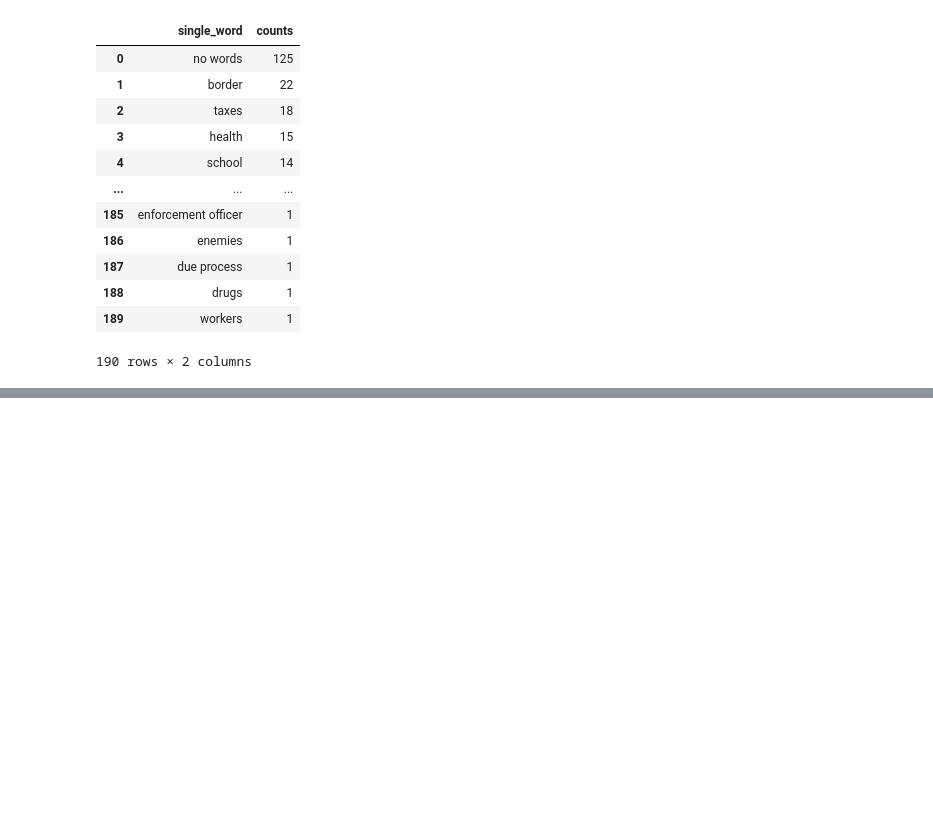
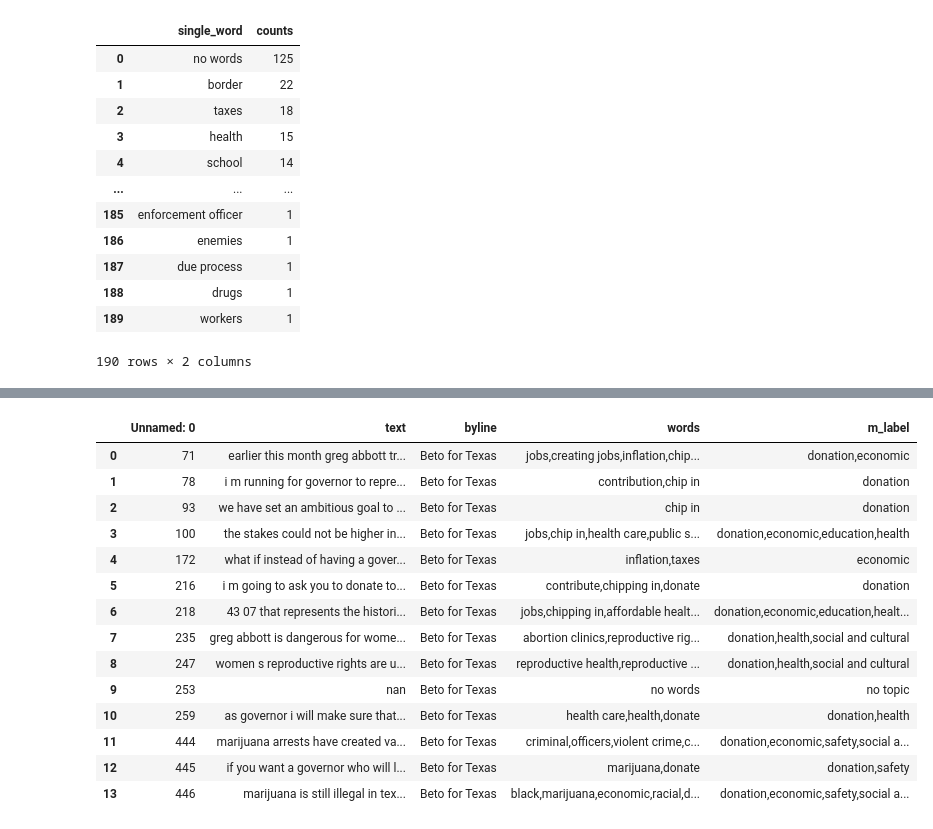
Before and after one commit to sfchronicle/ml-political-ads, a Jupyter notebook: ads_anaylsis_TX.ipynb, the cells around one changed output, grey strips where cells are left out. Cells and saved outputs as stored; diff of their text form; code cells hidden in the pictures; blank space fills up the shorter version.

```diff
--- a/ads_anaylsis_TX.ipynb
+++ b/ads_anaylsis_TX.ipynb
@@ -57 +75,3 @@ google_df.head()
+# %%
+beto_df = facebook_df[facebook_df['byline'] == 'Beto for Texas']
 # %%
@@ -440,3 +474,5 @@ facebook_word
 | 188 | drugs | 1 |
 | 189 | workers | 1 |
 190 rows × 2 columns
+# %%
+beto_df = clean_text(beto_df)
@@ -442,0 +494,2 @@ facebook_word
+# %%
+beto_df = get_word_lable(beto_df)
@@ -442,0 +512,18 @@ facebook_word
+# %%
+beto_df
+# %% [output]
+|  | Unnamed: 0 | text | byline | words | m_label |
+| 0 | 71 | earlier this month greg abbott tr... | Beto for Texas | jobs,creating jobs,inflation,chip... | donation,economic |
+| 1 | 78 | i m running for governor to repre... | Beto for Texas | contribution,chip in | donation |
+| 2 | 93 | we have set an ambitious goal to ... | Beto for Texas | chip in | donation |
+| 3 | 100 | the stakes could not be higher in... | Beto for Texas | jobs,chip in,health care,public s... | donation,economic,education,health |
+| 4 | 172 | what if instead of having a gover... | Beto for Texas | inflation,taxes | economic |
+| 5 | 216 | i m going to ask you to donate to... | Beto for Texas | contribute,chipping in,donate | donation |
+| 6 | 218 | 43 07 that represents the histori... | Beto for Texas | jobs,chipping in,affordable healt... | donation,economic,education,healt... |
+| 7 | 235 | greg abbott is dangerous for wome... | Beto for Texas | abortion clinics,reproductive rig... | donation,health,social and cultural |
+| 8 | 247 | women s reproductive rights are u... | Beto for Texas | reproductive health,reproductive ... | donation,health,social and cultural |
+| 9 | 253 | nan | Beto for Texas | no words | no topic |
+| 10 | 259 | as governor i will make sure that... | Beto for Texas | health care,health,donate | donation,health |
+| 11 | 444 | marijuana arrests have created va... | Beto for Texas | criminal,officers,violent crime,c... | donation,economic,safety,social a... |
+| 12 | 445 | if you want a governor who will l... | Beto for Texas | marijuana,donate | donation,safety |
+| 13 | 446 | marijuana is still illegal in tex... | Beto for Texas | black,marijuana,economic,racial,d... | donation,economic,safety,social a... |
```
Also changed, not shown: parts of 8 cells of this notebook, 6 other files.
